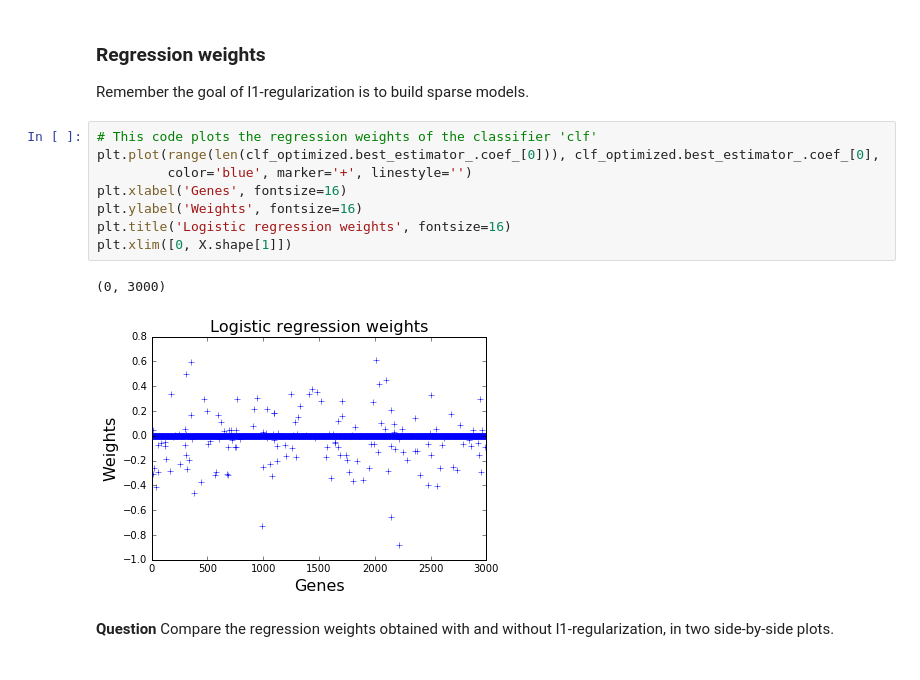
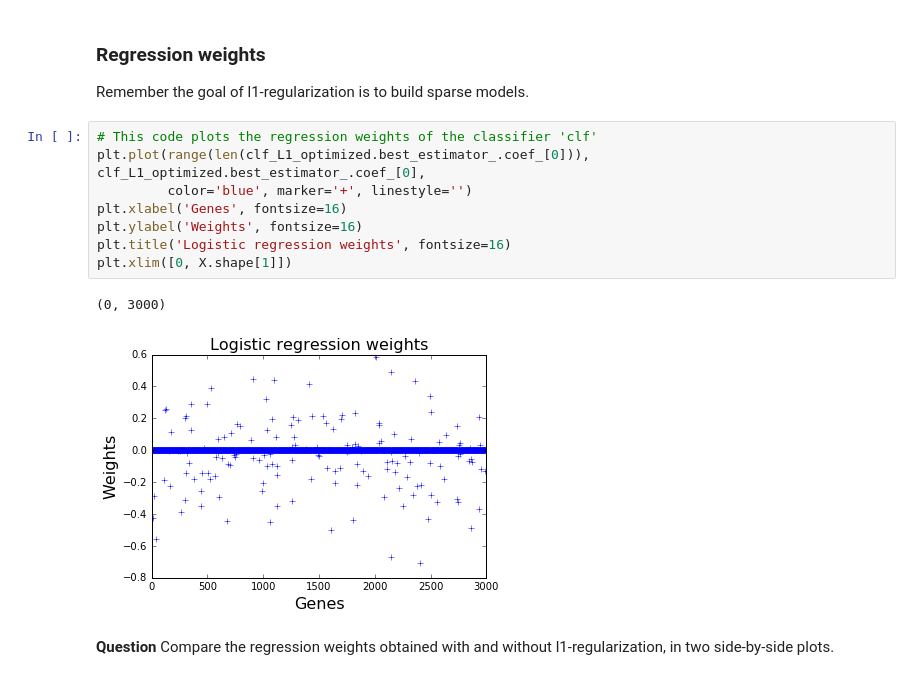
Before and after one commit to AdrienGlmz/ma2823_2016, a Jupyter notebook: lab_notebooks/Lab 4 2016-10-07 Regularized logistic regression.ipynb, the cells around one changed output. Drawn from its saved outputs; the diff is of its cells as text.

```diff
--- a/lab_notebooks/Lab 4 2016-10-07 Regularized logistic regression.ipynb
+++ b/lab_notebooks/Lab 4 2016-10-07 Regularized logistic regression.ipynb
@@ -224,15 +227,15 @@ LogisticRegression(C=0.10000000000000001, class_weight=None, dual=False,
 Remember the goal of l1-regularization is to build sparse models.
 # %%
 # This code plots the regression weights of the classifier 'clf'
-plt.plot(range(len(clf_optimized.best_estimator_.coef_[0])), clf_optimized.best_estimator_.coef_[0],
+plt.plot(range(len(clf_L1_optimized.best_estimator_.coef_[0])), clf_L1_optimized.best_estimator_.coef_[0],
          color='blue', marker='+', linestyle='')
 plt.xlabel('Genes', fontsize=16)
 plt.ylabel('Weights', fontsize=16)
 plt.title('Logistic regression weights', fontsize=16)
 plt.xlim([0, X.shape[1]])
 # %% [output]
 (0, 3000)
-[figure, old version]
+[figure, new version]
 # %% [markdown]
 **Question** Compare the regression weights obtained with and without l1-regularization, in two side-by-side plots.
 # %%
```
Also changed, not shown: parts of 10 cells of this notebook.
